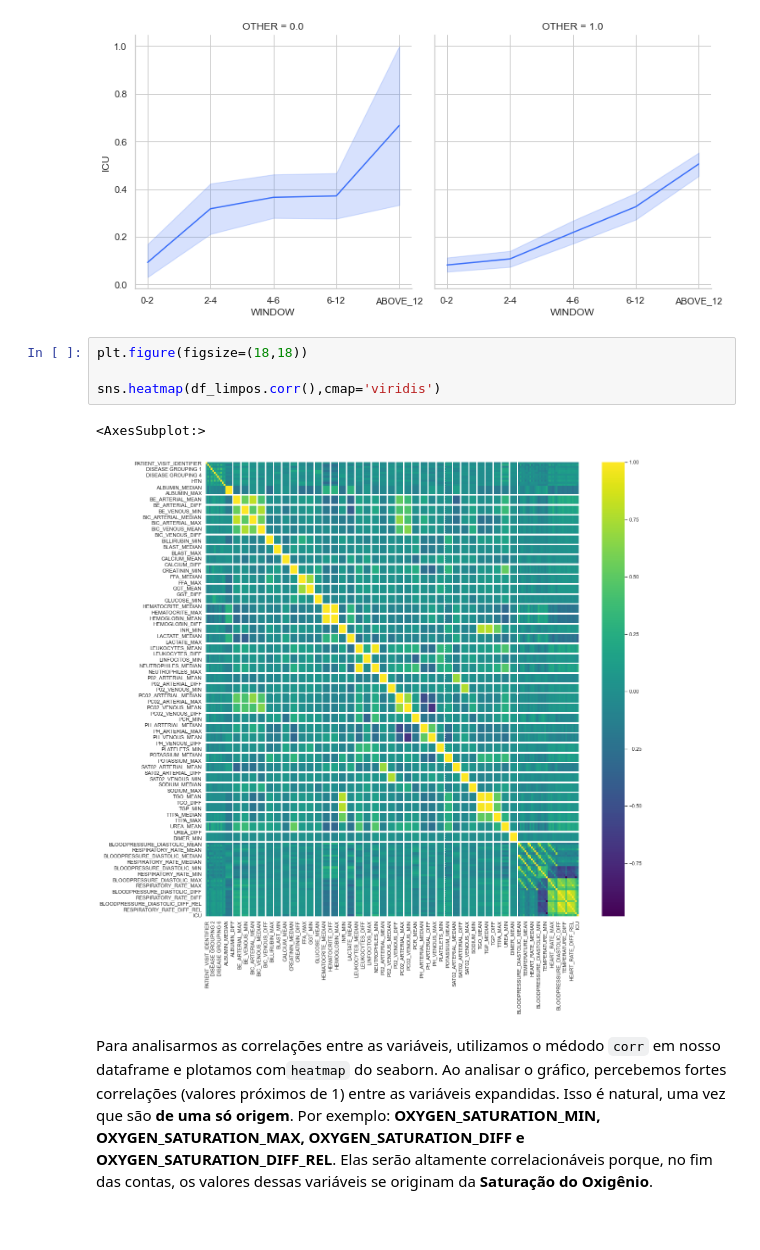
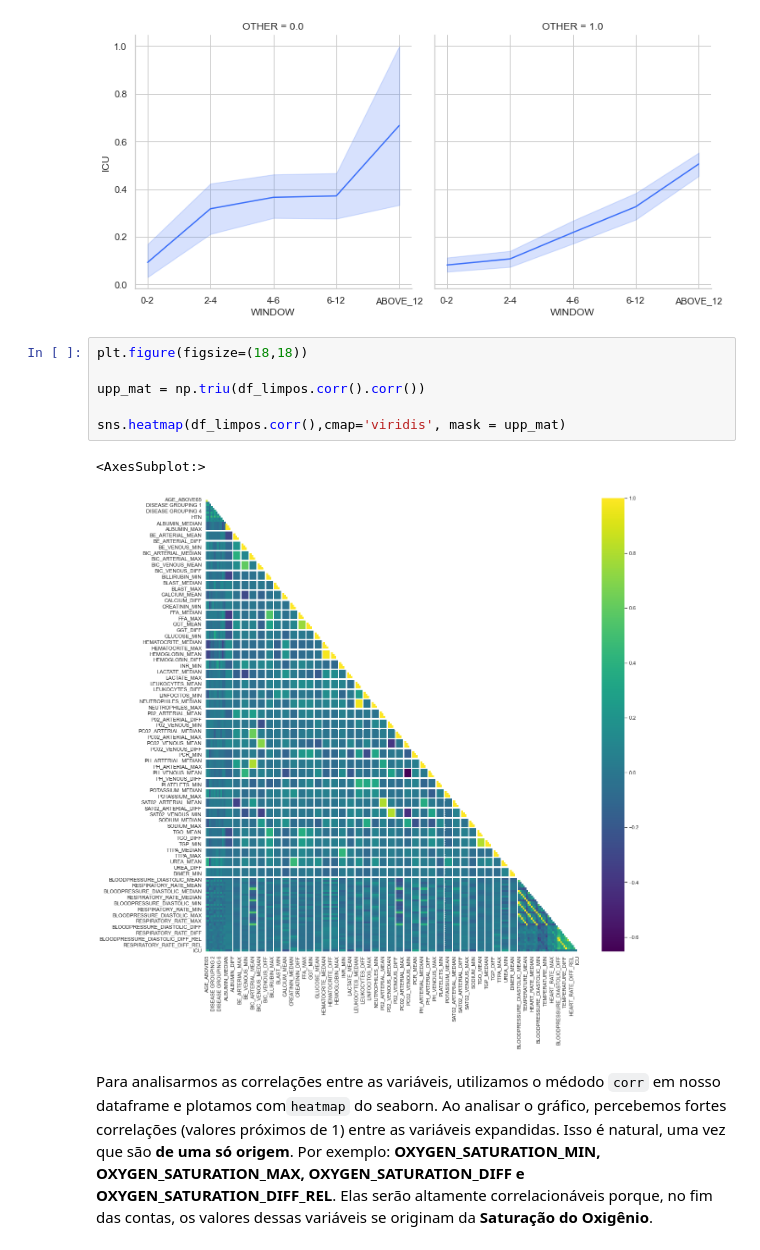
Before and after one commit to diogoslz/Bootcamp-Alura-Modulo-Projeto-final, a Jupyter notebook: Notebooks/Previsao_Covid_UTI_Projeto_final_2.ipynb, the cells around one changed output. Cells and saved outputs as stored; diff of their text form.

```diff
--- a/Notebooks/Previsao_Covid_UTI_Projeto_final_2.ipynb
+++ b/Notebooks/Previsao_Covid_UTI_Projeto_final_2.ipynb
@@ -272,10 +272,12 @@ plt.show()
 # %%
 plt.figure(figsize=(18,18))
 
-sns.heatmap(df_limpos.corr(),cmap='viridis')
+upp_mat = np.triu(df_limpos.corr().corr())
+
+sns.heatmap(df_limpos.corr(),cmap='viridis', mask = upp_mat)
 # %% [output]
 <AxesSubplot:>
-[figure, old version]
+[figure, new version]
 # %% [markdown]
 Para analisarmos as correlações entre as variáveis, utilizamos o médodo `corr` em nosso dataframe e plotamos com`heatmap` do seaborn. Ao analisar o gráfico, percebemos fortes correlações (valores próximos de 1) entre as variáveis expandidas. Isso é natural, uma vez que são **de uma só origem**. Por exemplo: **OXYGEN_SATURATION_MIN, OXYGEN_SATURATION_MAX, OXYGEN_SATURATION_DIFF e OXYGEN_SATURATION_DIFF_REL**. Elas serão altamente correlacionáveis porque, no fim das contas, os valores dessas variáveis se originam da **Saturação do Oxigênio**.
 # %% [markdown]
```
Also changed, not shown: parts of 3 cells of this notebook.
